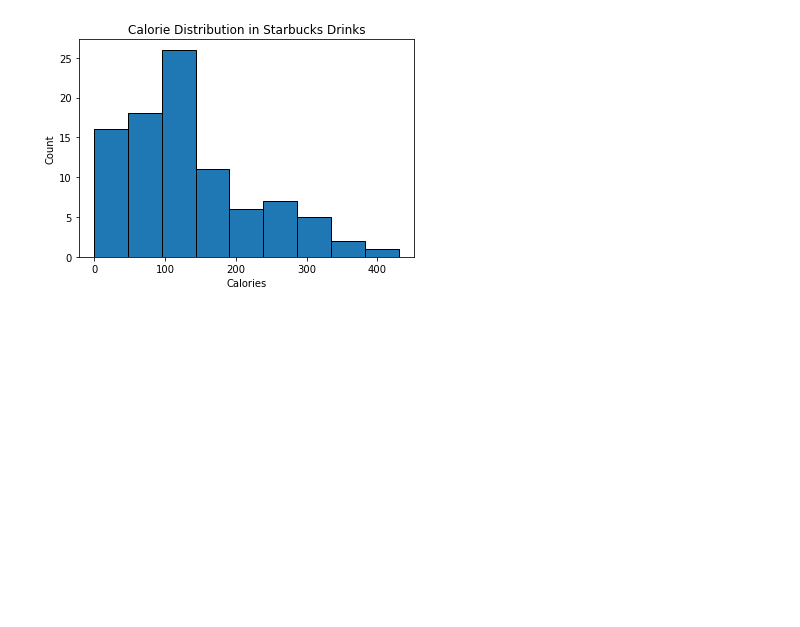
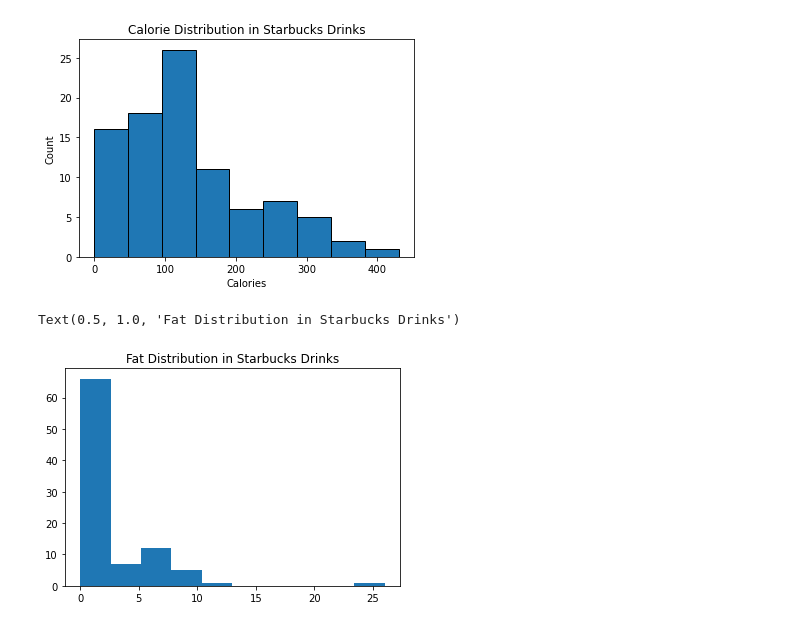
Before and after one commit to ChaiFramework/Starbucks-Nutrition-Analysis, a Jupyter notebook: Starbucks-Nutrition-Analysis.ipynb, the cells around one changed output. Cells and saved outputs as stored; diff of their text form; code cells hidden in the pictures; blank space fills up the shorter version.

```diff
--- a/Starbucks-Nutrition-Analysis.ipynb
+++ b/Starbucks-Nutrition-Analysis.ipynb
@@ -110,3 +121,11 @@ plt.ylabel("Count") # label the y axes
 # %% [output]
 Text(0, 0.5, 'Count')
 [figure]
+# %%
+fats = df['Fat (g)']
+plt.hist(fats)
+
+plt.title('Fat Distribution in Starbucks Drinks')
+# %% [output]
+Text(0.5, 1.0, 'Fat Distribution in Starbucks Drinks')
+[figure, added]
```
Also changed, not shown: parts of 4 cells of this notebook, 1 other file.
